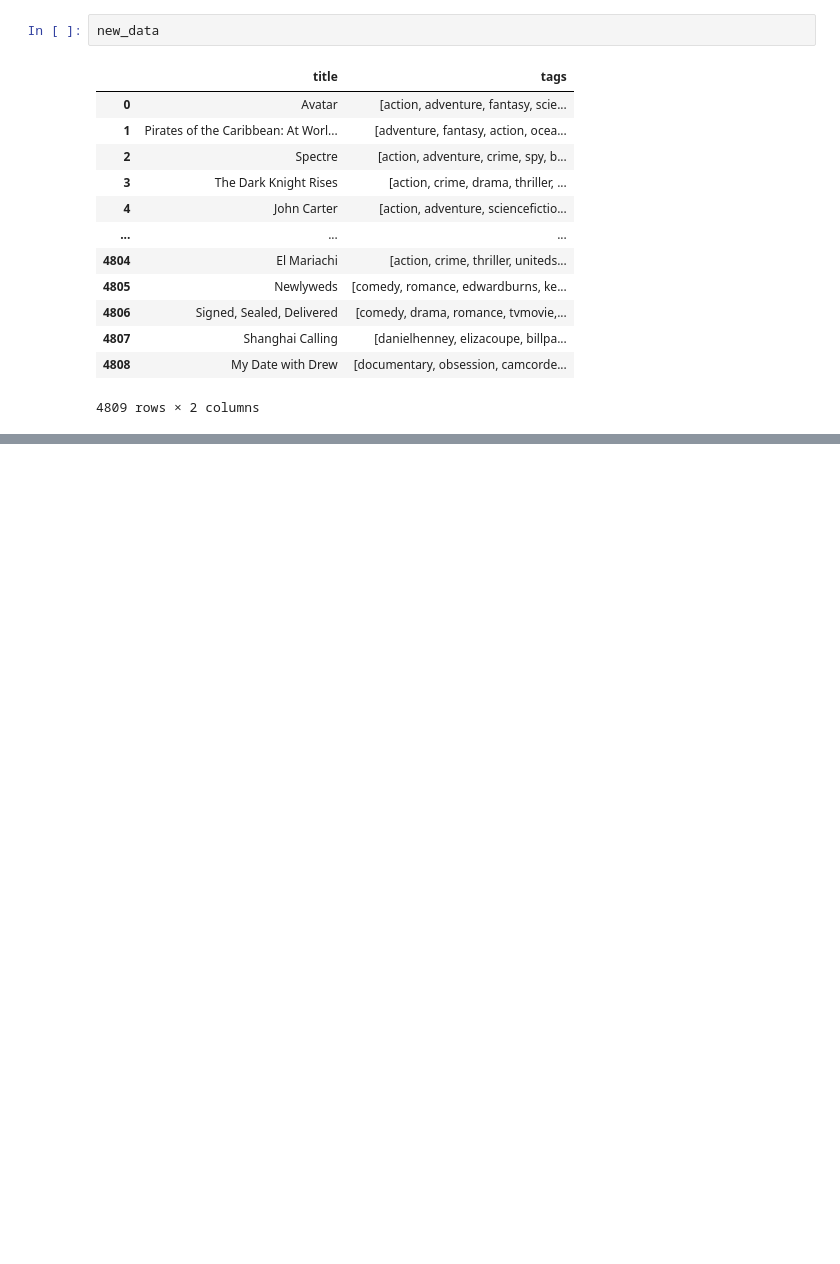
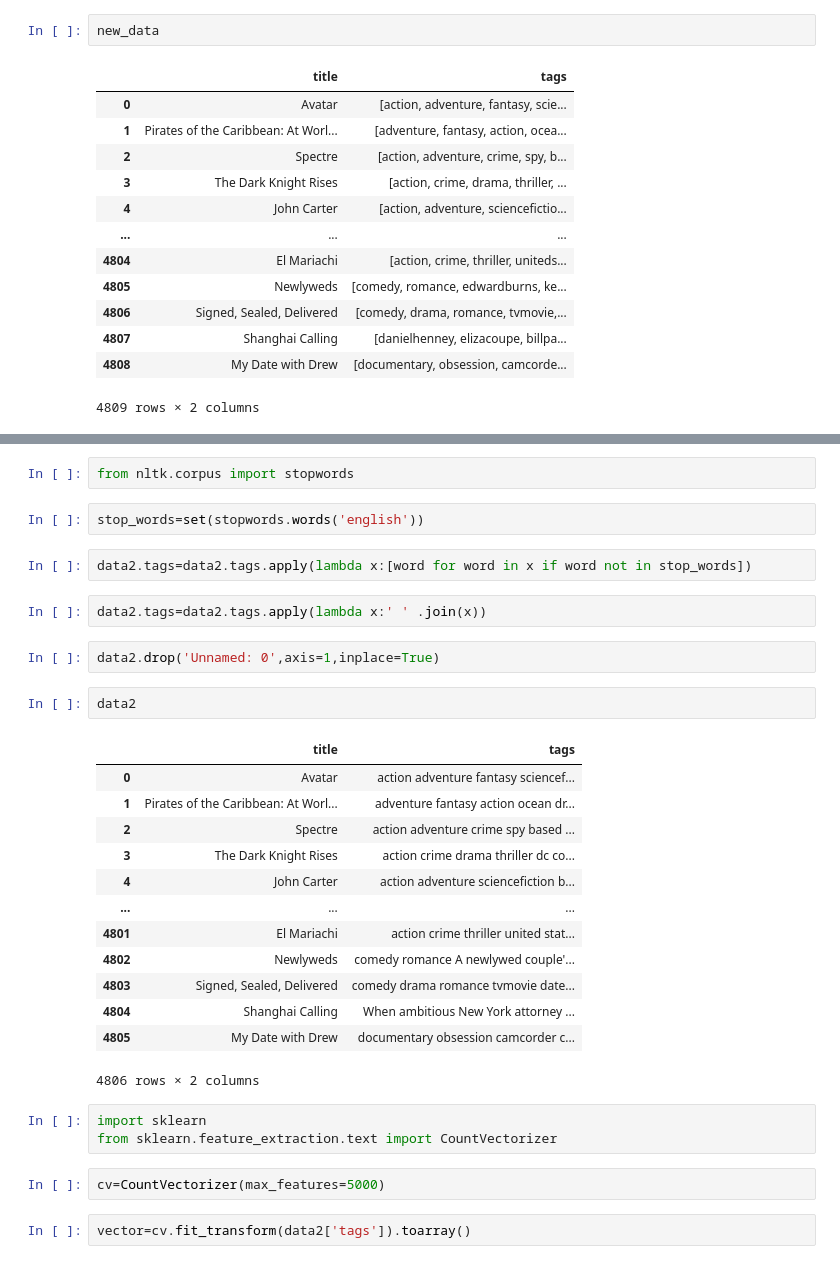
Before and after one commit to PrabalAryal/Ml-evolve, a Jupyter notebook: day26.ipynb, the cells around one changed output, grey strips where cells are left out. Cells and saved outputs as stored; diff of their text form; blank space fills up the shorter version.

```diff
--- a/day26.ipynb
+++ b/day26.ipynb
@@ -105,0 +177,33 @@ new_data
+# %%
+from nltk.corpus import stopwords
+# %%
+stop_words=set(stopwords.words('english'))
+# %%
+data2.tags=data2.tags.apply(lambda x:[word for word in x if word not in stop_words])
+# %%
+data2.tags=data2.tags.apply(lambda x:' ' .join(x))
+# %%
+data2.drop('Unnamed: 0',axis=1,inplace=True)
+# %%
+data2
+# %% [output]
+|  | title | tags |
+| 0 | Avatar | action adventure fantasy sciencef... |
+| 1 | Pirates of the Caribbean: At Worl... | adventure fantasy action ocean dr... |
+| 2 | Spectre | action adventure crime spy based ... |
+| 3 | The Dark Knight Rises | action crime drama thriller dc co... |
+| 4 | John Carter | action adventure sciencefiction b... |
+| ... | ... | ... |
+| 4801 | El Mariachi | action crime thriller united stat... |
+| 4802 | Newlyweds | comedy romance A newlywed couple'... |
+| 4803 | Signed, Sealed, Delivered | comedy drama romance tvmovie date... |
+| 4804 | Shanghai Calling | When ambitious New York attorney ... |
+| 4805 | My Date with Drew | documentary obsession camcorder c... |
+4806 rows × 2 columns
+# %%
+import sklearn
+from sklearn.feature_extraction.text import CountVectorizer
+# %%
+cv=CountVectorizer(max_features=5000)
+# %%
+vector=cv.fit_transform(data2['tags']).toarray()
```
Also changed, not shown: parts of 18 cells of this notebook, 2 other files.
